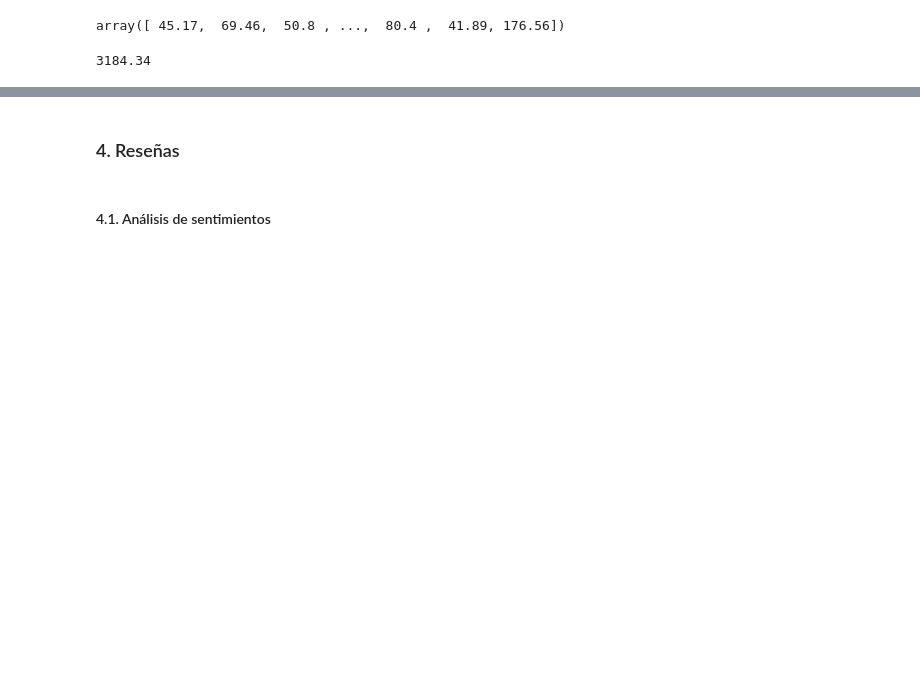
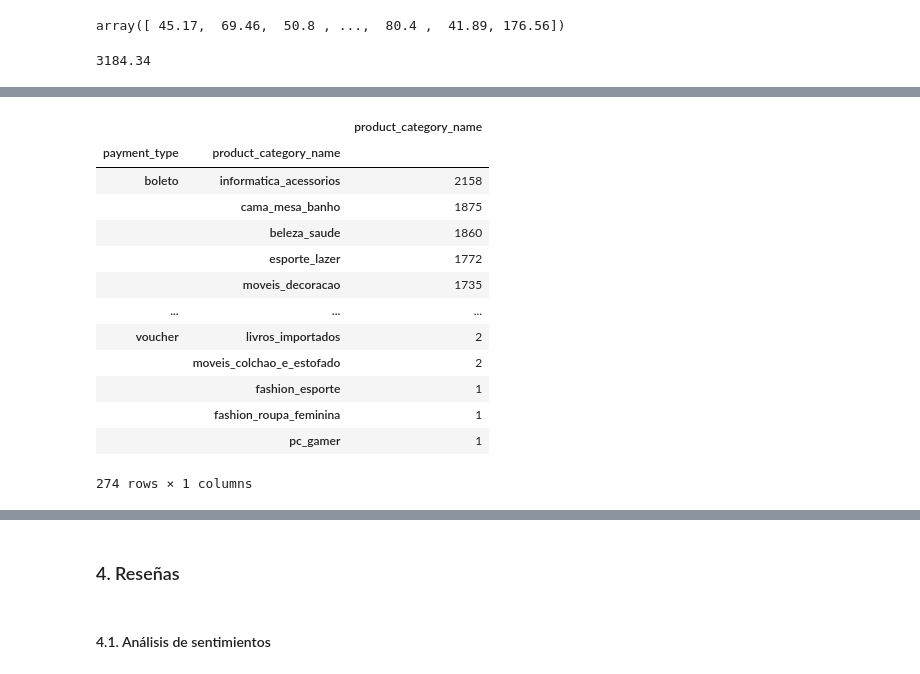
Before and after one commit to AbdielCJ/checkpoint1, a Jupyter notebook: Breve_análisis_de_Olist_y_del_Embudo_de_Ventas.ipynb, the cells around one changed output, grey strips where cells are left out. Drawn from its saved outputs; the diff is of its cells as text; code cells hidden in the pictures; blank space fills up the shorter version.

```diff
--- a/Breve_análisis_de_Olist_y_del_Embudo_de_Ventas.ipynb
+++ b/Breve_análisis_de_Olist_y_del_Embudo_de_Ventas.ipynb
@@ -882,0 +905,3 @@ rango_voucher_valor
+# %%
+articulos_por_tipos_pagos = payments_order_items_y_products.groupby('payment_type')['product_category_name'].value_counts()
+articulos_por_tipos_pagos
@@ -882,0 +922,18 @@ rango_voucher_valor
+# %%
+articulos_pagos_df = pd.DataFrame(articulos_por_tipos_pagos)
+articulos_pagos_df
+# %% [output]
+|  |  | product_category_name |
+| payment_type | product_category_name |  |
+| boleto | informatica_acessorios | 2158 |
+|  | cama_mesa_banho | 1875 |
+|  | beleza_saude | 1860 |
+|  | esporte_lazer | 1772 |
+|  | moveis_decoracao | 1735 |
+| ... | ... | ... |
+| voucher | livros_importados | 2 |
+|  | moveis_colchao_e_estofado | 2 |
+|  | fashion_esporte | 1 |
+|  | fashion_roupa_feminina | 1 |
+|  | pc_gamer | 1 |
+274 rows × 1 columns
```
Also changed, not shown: parts of 8 cells of this notebook.
